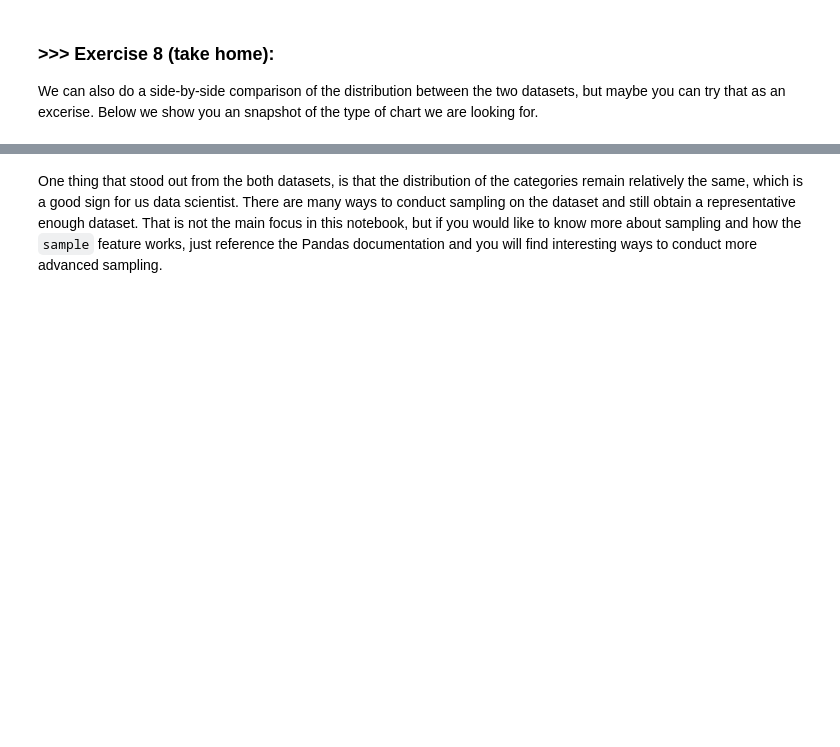
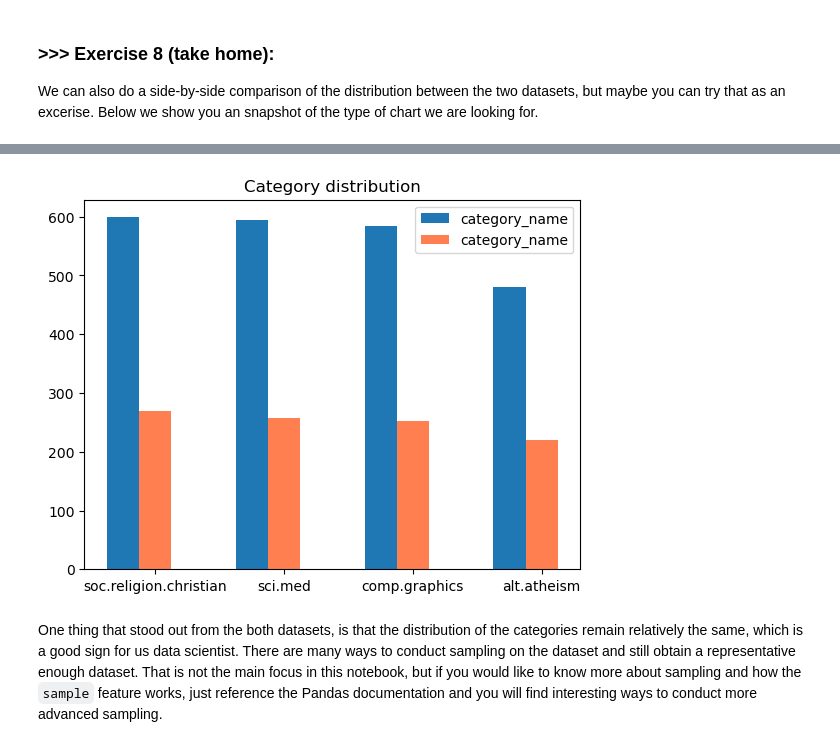
Before and after one commit to antinghsieh555/DM2022-Lab1-Master, a Jupyter notebook: DM2022-Lab1-Master.ipynb, the cells around one changed output, grey strips where cells are left out. Drawn from its saved outputs; the diff is of its cells as text; code cells hidden in the pictures; blank space fills up the shorter version.

```diff
--- a/DM2022-Lab1-Master.ipynb
+++ b/DM2022-Lab1-Master.ipynb
@@ -804,3 +821,19 @@ We can also do a side-by-side comparison of the distribution between the two dat
+# %%
+# Answer here
+
+bar1 = X.category_name.value_counts()
+bar2 = X_sample.category_name.value_counts()
+index = np.arange(4)
+
+plt.bar(index,bar1.tolist(), label='category_name', width=0.25)
+plt.bar(index+0.25, bar2.tolist(), label='category_name', width=0.25, color= 'coral')
+plt.xticks(index+0.25, ['soc.religion.christian', 'sci.med', 'comp.graphics','alt.atheism'])
+plt.title("Category distribution")
+plt.legend()
+
+plt.show()
+# %% [output]
+[figure, added]
 # %% [markdown]
 One thing that stood out from the both datasets, is that the distribution of the categories remain relatively the same, which is a good sign for us data scientist. There are many ways to conduct sampling on the dataset and still obtain a representative enough dataset. That is not the main focus in this notebook, but if you would like to know more about sampling and how the `sample` feature works, just reference the Pandas documentation and you will find interesting ways to conduct more advanced sampling.
 # %% [markdown]
```
Also changed, not shown: parts of 8 cells of this notebook.
